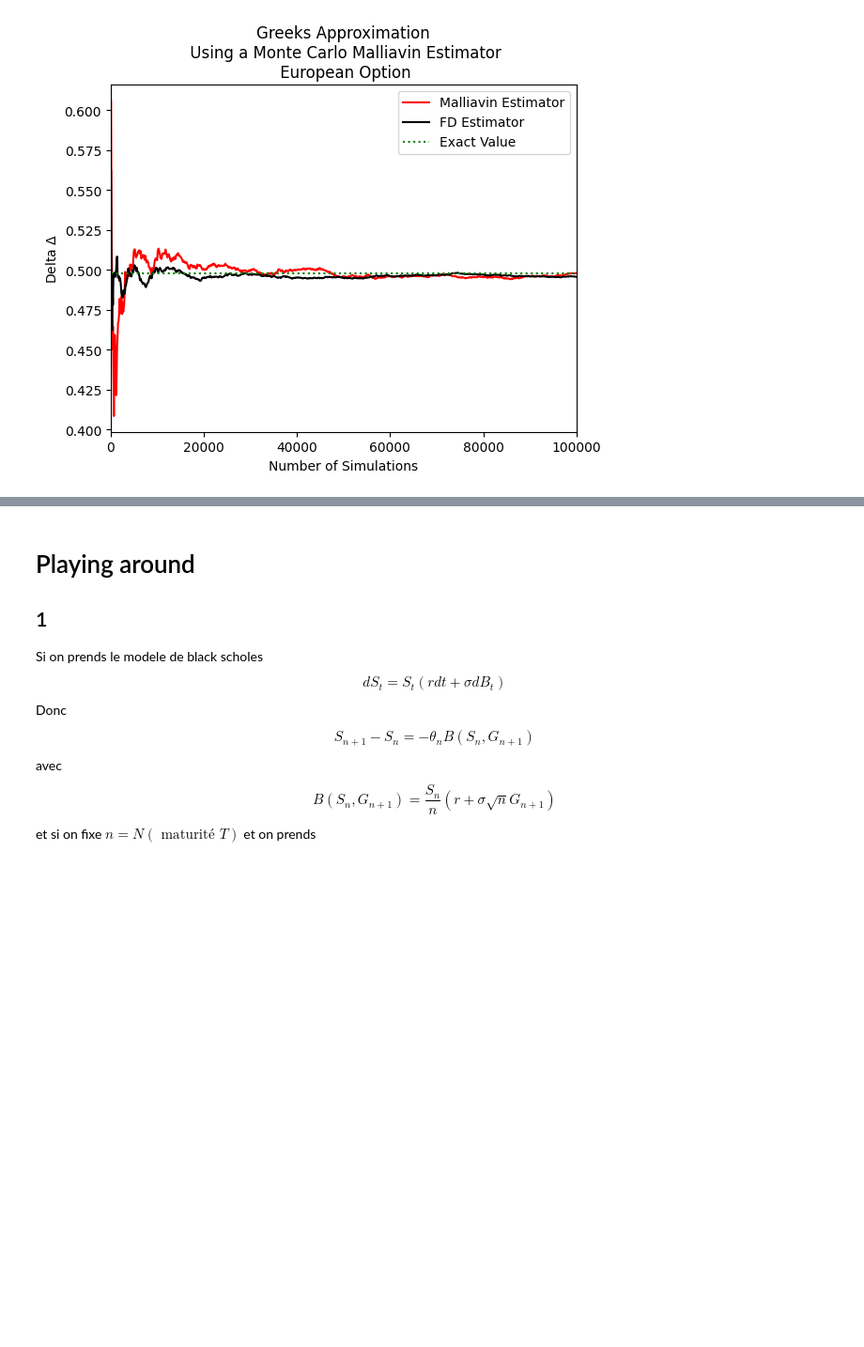
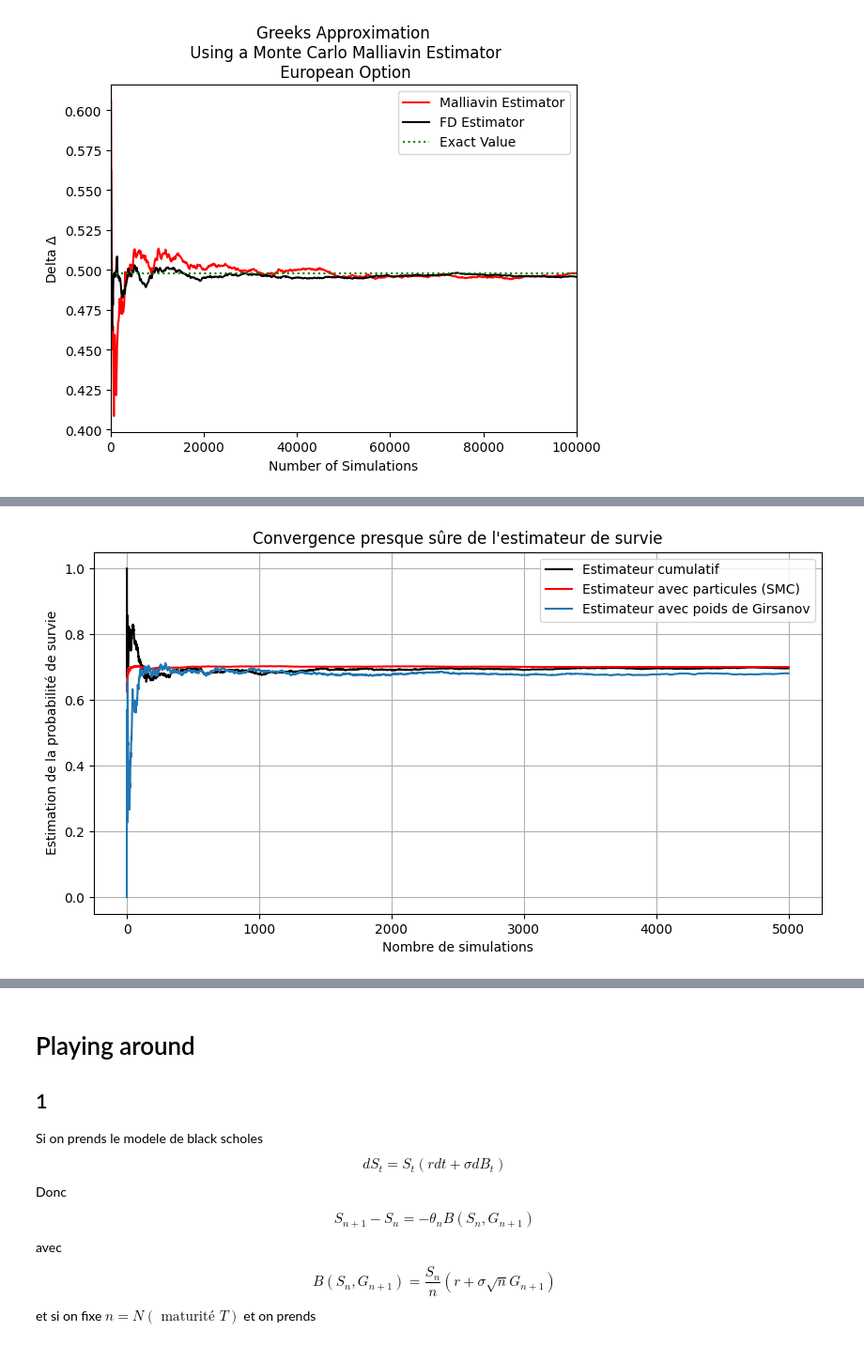
Before and after one commit to EssaddekOthmane/IndependentPriceVerification, a Jupyter notebook: BlackScholesRobbinsMonro.ipynb, the cells around one changed output, grey strips where cells are left out. Shown at 94% size. Cells and saved outputs as stored; diff of their text form; code cells hidden in the pictures; blank space fills up the shorter version.

```diff
--- a/BlackScholesRobbinsMonro.ipynb
+++ b/BlackScholesRobbinsMonro.ipynb
@@ -1599,0 +1775,50 @@ plt.show()
+# %%
+import numpy as np
+import matplotlib.pyplot as plt
+from random import random
+import math
+
+# Paramètres globaux
+a = 3.
+b = 3.
+to = 0.8
+t_final = 1.
+lambdaa = 5.
+mu = 1.
+Ee = 1./mu
+c = (1 + to)*lambdaa*Ee  # Prime
+u_ini = Ee
+
+# Fonction pour générer 1 indicatrice de survie (1 si survie, 0 si ruine)
+def simulate_survival():
+    u = u_ini
+    T = -np.log(random()) / lambdaa
+    t = T
+    while u >= 0 and t < t_final:
+        # Sinistre : géométrique ou autre distribution (ici géométrique comme dans ton code)
+        S = np.random.geometric(0.9)
+        u += c * T - S
+        T = -np.log(random()) / lambdaa
+        t += T
+    return 1 if u >= 0 else 0
+
+# Simulation et convergence presque sûre
+n_simulations = 5000
+survival_indicators = [simulate_survival() for _ in range(n_simulations)]
+
+# Moyennes cumulées (loi forte)
+cumulative_means = np.cumsum(survival_indicators) / np.arange(1, n_simulations + 1)
+
+# Affichage
+plt.figure(figsize=(10, 5))
+plt.plot(cumulative_means, color='black', label='Estimateur cumulatif')
+plt.plot(means, label='Estimateur avec particules (SMC)', color='red')
+plt.plot(cumulative_means2, label='Estimateur avec poids de Girsanov')
+plt.xlabel("Nombre de simulations")
+plt.ylabel("Estimation de la probabilité de survie")
+plt.title("Convergence presque sûre de l'estimateur de survie")
+plt.grid(True)
+plt.legend()
+plt.show()
+# %% [output]
+[figure, added]
```
Also changed, not shown: parts of 7 cells of this notebook.
